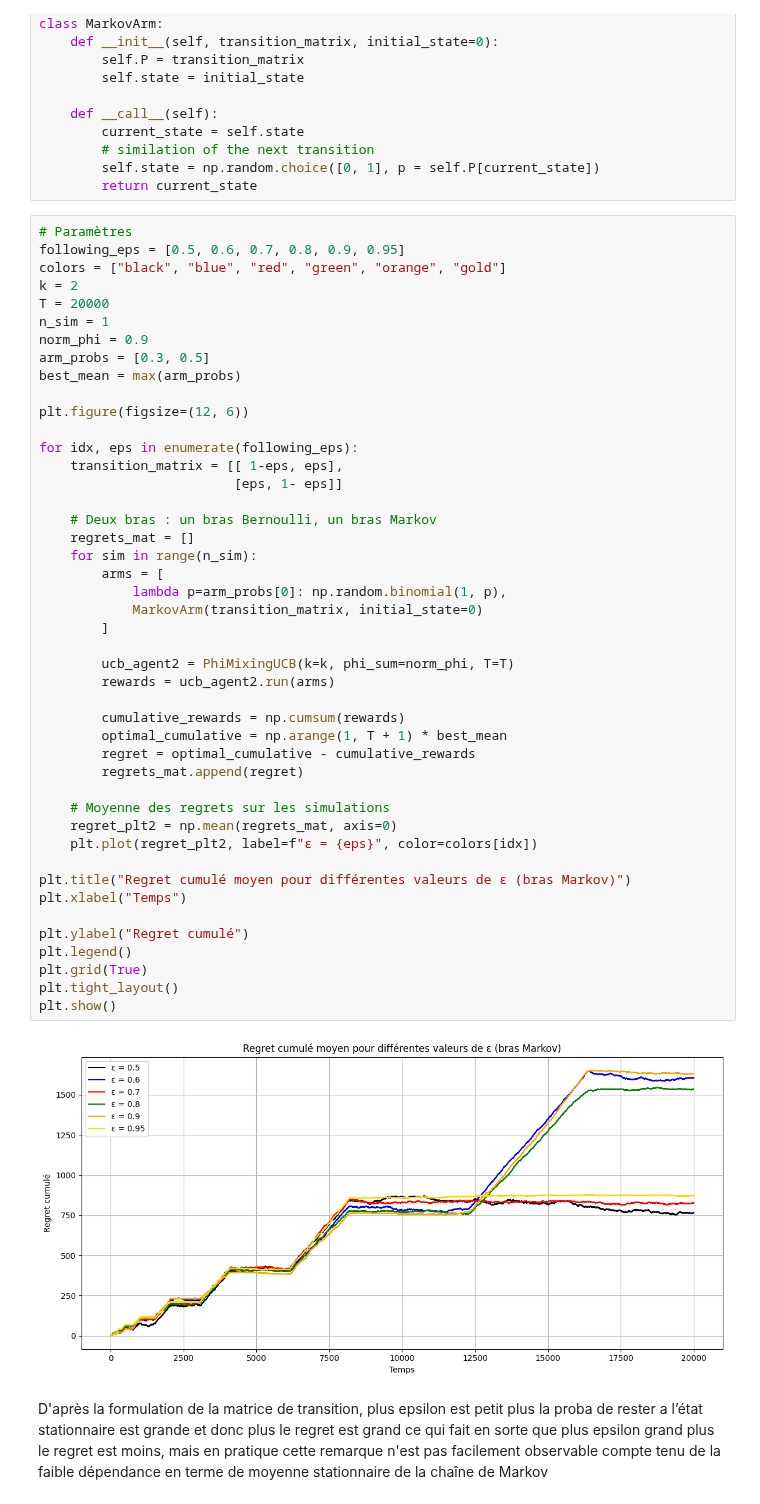
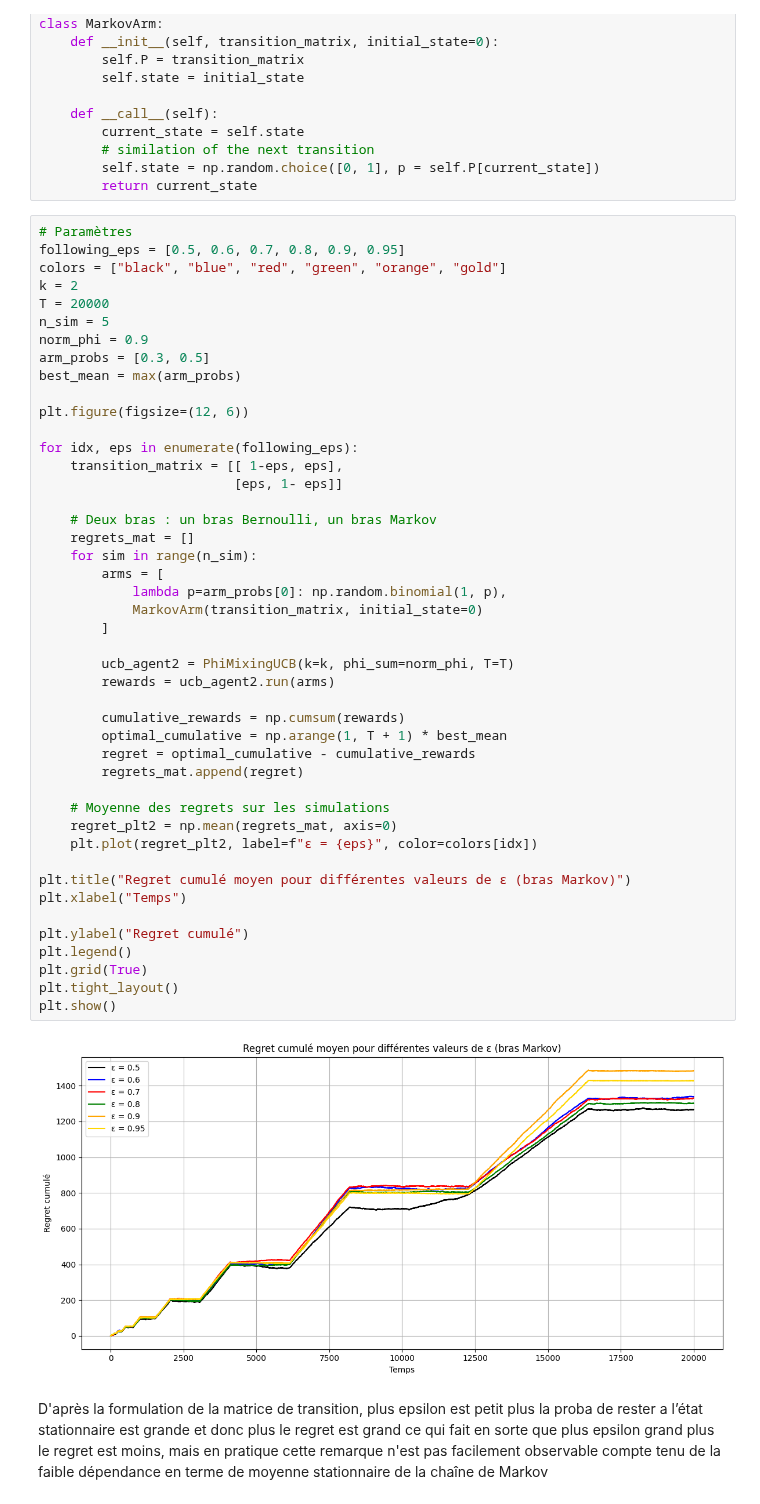
Before and after one commit to Dkdunand/Reinforcement-learning-Multi-armed-Bandits, a Jupyter notebook: Algo simulations.ipynb, the cells around one changed output. Cells and saved outputs as stored; diff of their text form.

```diff
--- a/Algo simulations.ipynb
+++ b/Algo simulations.ipynb
@@ -268,7 +268,7 @@ following_eps = [0.5, 0.6, 0.7, 0.8, 0.9, 0.95]
 colors = ["black", "blue", "red", "green", "orange", "gold"]
 k = 2
 T = 20000
-n_sim = 1
+n_sim = 5
 norm_phi = 0.9
 arm_probs = [0.3, 0.5]
 best_mean = max(arm_probs)
@@ -281,34 +281,34 @@ for idx, eps in enumerate(following_eps):
 
     # Deux bras : un bras Bernoulli, un bras Markov
     regrets_mat = []
     for sim in range(n_sim):
         arms = [
             lambda p=arm_probs[0]: np.random.binomial(1, p),
             MarkovArm(transition_matrix, initial_state=0)
         ]
 
         ucb_agent2 = PhiMixingUCB(k=k, phi_sum=norm_phi, T=T)
         rewards = ucb_agent2.run(arms)
 
         cumulative_rewards = np.cumsum(rewards)
         optimal_cumulative = np.arange(1, T + 1) * best_mean
         regret = optimal_cumulative - cumulative_rewards
         regrets_mat.append(regret)
 
     # Moyenne des regrets sur les simulations
     regret_plt2 = np.mean(regrets_mat, axis=0)
     plt.plot(regret_plt2, label=f"ε = {eps}", color=colors[idx])
 
 plt.title("Regret cumulé moyen pour différentes valeurs de ε (bras Markov)")
 plt.xlabel("Temps")
 
 plt.ylabel("Regret cumulé")
 plt.legend()
 plt.grid(True)
 plt.tight_layout()
 plt.show()
 # %% [output]
-[figure, old version]
+[figure, new version]
 # %% [markdown]
 D'après la formulation de la matrice de transition, plus epsilon est petit plus la proba de rester a l’état stationnaire  est grande et donc plus le regret est grand ce qui fait en sorte que plus epsilon grand plus le regret est moins, mais en pratique cette remarque n'est pas facilement observable compte tenu de la faible dépendance en terme de moyenne stationnaire de la chaîne de Markov
 # %% [markdown]
```
